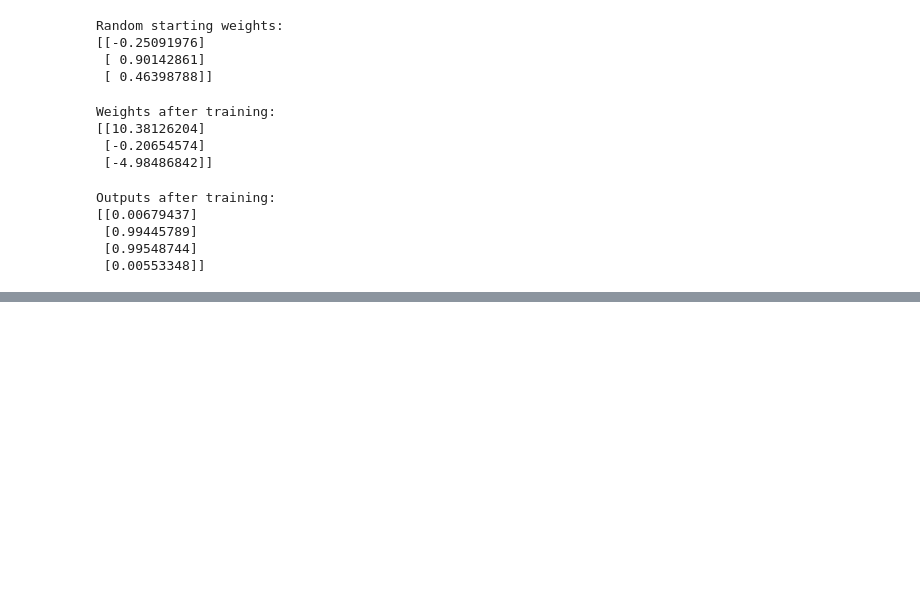
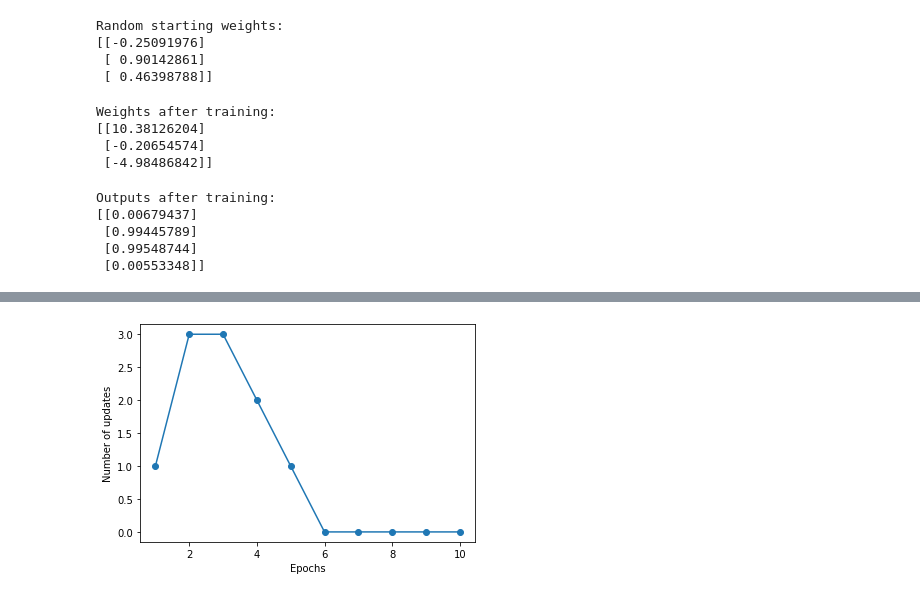
Before and after one commit to millengustavo/ml-books, a Jupyter notebook: examples/python-pure-implementations.ipynb, the cells around one changed output, grey strips where cells are left out. Drawn from its saved outputs; the diff is of its cells as text; code cells hidden in the pictures; blank space fills up the shorter version.

Commit message:
perceptron and adaline OOP

```diff
--- a/examples/python-pure-implementations.ipynb
+++ b/examples/python-pure-implementations.ipynb
@@ -297,0 +366,10 @@ Outputs after training:
+# %%
+import os
+import pandas as pd
+
+
+s = 'https://archive.ics.uci.edu/ml/machine-learning-databases/iris/iris.data'
+df = pd.read_csv(s,
+                 header=None,
+                 encoding='utf-8')
+df.tail()
@@ -297,0 +383,23 @@ Outputs after training:
+# %%
+# select setosa and versicolor
+y = df.iloc[0:100, 4].values
+y = np.where(y == 'Iris-setosa', -1, 1)
+
+# extract sepal length and petal length
+X = df.iloc[0:100, [0, 2]].values
+# %%
+import matplotlib.pyplot as plt
+%matplotlib inline
+
+ppn = Perceptron(eta=0.1, n_iter=10)
+
+ppn.fit(X, y)
+
+plt.plot(range(1, len(ppn.errors_) + 1), ppn.errors_, marker='o')
+plt.xlabel('Epochs')
+plt.ylabel('Number of updates')
+
+# plt.savefig('images/02_07.png', dpi=300)
+plt.show()
+# %% [output]
+[figure, added]
```
Also changed, not shown: parts of 9 cells of this notebook.
